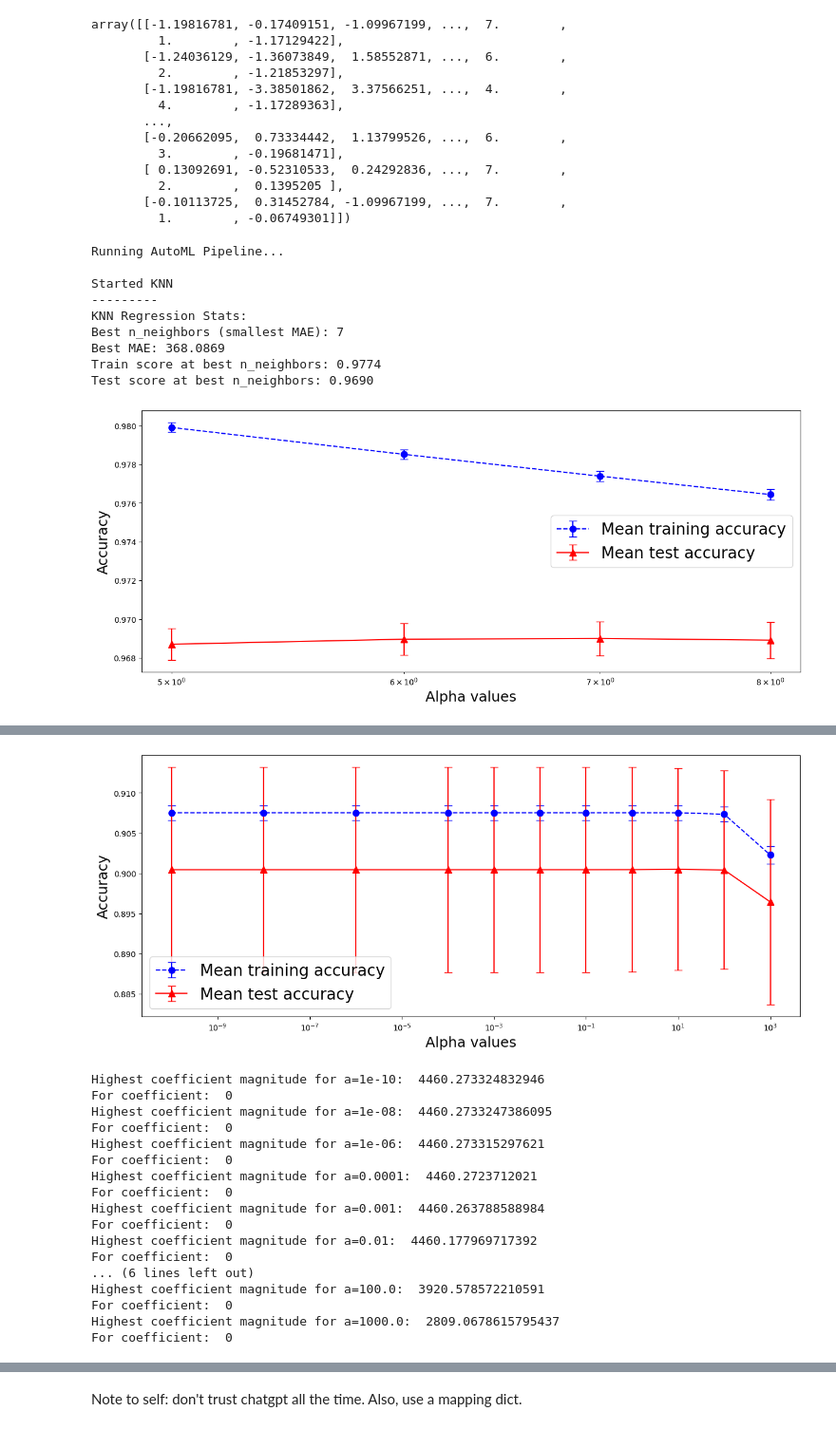
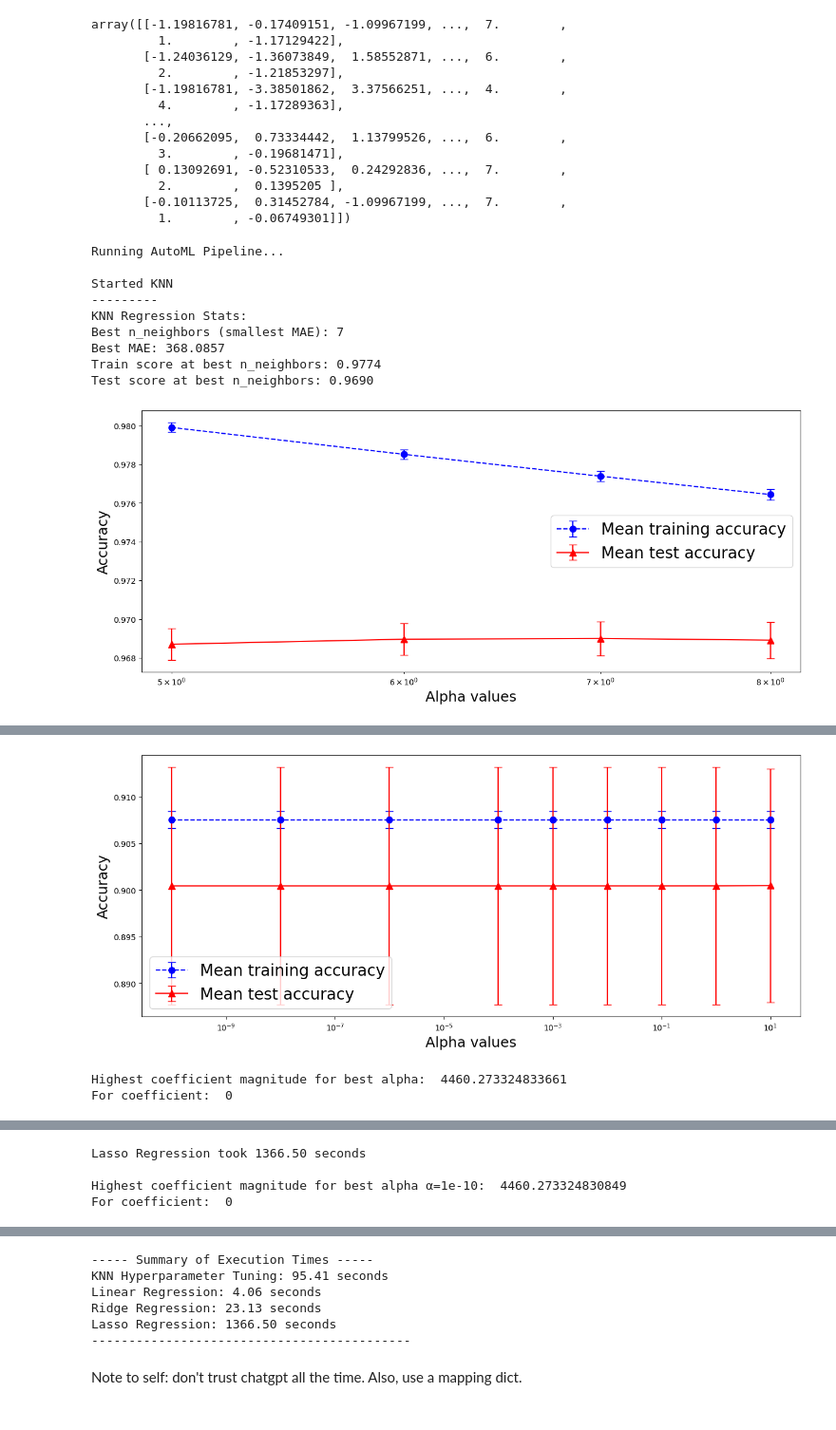
Before and after one commit to BSDSBA-Jared/Simple-AutoML, a Jupyter notebook: AutoML.ipynb, the cells around one changed output, grey strips where cells are left out. Shown at 95% size. Saved outputs shown, nothing was run; the diff lists cells and outputs as text; code cells hidden in the pictures.

```diff
--- a/AutoML.ipynb
+++ b/AutoML.ipynb
@@ -254,6 +254,10 @@ class MLmodelsRegressors:
         best_n_neighbors = mae_df.mean(axis=1).idxmin()
         best_mae = mae_df.mean(axis=1).min()
 
+        # Get the best knn model
+        X_train_full, _, y_train_full, _ = train_test_split(self.features, self.target, test_size=0.25, random_state=42)
+        best_knn = KNeighborsRegressor(n_neighbors=best_n_neighbors).fit(X_train_full, y_train_full)
+
         # Compute training and test scores for best n_neighbors
         best_train_score = train_df.loc[best_n_neighbors].mean()
         best_test_score = test_df.loc[best_n_neighbors].mean()
@@ -268,13 +272,14 @@ class MLmodelsRegressors:
         self.knntest_df = test_df
         self.knnmae_df = mae_df
         self.Train_test_interpreter_reg(train_df, test_df)
-        return train_df, test_df, mae_df
+        return best_knn, train_df, test_df, mae_df
 
     def linear_regressor(self, seedN, verbose=False):
         X, y = self.features, self.target
         training_accuracy = []
         test_accuracy = []
-
+        mse_train = []
+        mse_test = []
         for seedNs in range(1, seedN):
             X_train, X_test, y_train, y_test = train_test_split(X, y, test_size=0.25, random_state=seedNs)
 
@@ -282,12 +287,16 @@ class MLmodelsRegressors:
 
             training_accuracy.append(lr.score(X_train, y_train))
             test_accuracy.append(lr.score(X_test, y_test))
+            mse_train.append(mean_squared_error(y_train, lr.predict(X_train)))
+            mse_test.append(mean_squared_error(y_test, lr.predict(X_test)))
             if verbose:
                 print(f"Done training for {seedN}")
         print("---------")
         print("Linear regression stats: ")
-        print("TRAIN SET: Mean =", np.mean(training_accuracy), " Stdev =", np.std(training_accuracy))
-        print(" TEST SET: Mean =", np.mean(test_accuracy), " Stdev =", np.std(test_accuracy))
+        print("TRAIN SET: R^2 Mean =", np.mean(training_accuracy), " Stdev =", np.std(training_accuracy))
+        print(" TEST SET: R^2 Mean =", np.mean(test_accuracy), " Stdev =", np.std(test_accuracy))
+        print("TRAIN SET: MSE =", np.mean(mse_train), " Stdev =", np.std(mse_train))
+        print(" TEST SET: MSE =", np.mean(mse_test), " Stdev =", np.std(mse_test))
         self.lr = lr
 
         return lr
@@ -339,6 +348,7 @@ class MLmodelsRegressors:
 
         print("---------")
         print("Ridge regression stats: ")
+        print(" TRAIN SET: R^2 Mean =", train_r2_scores.mean(axis=1).mean(), " Stdev =", train_r2_scores.std(axis=1).mean())
         print(" TEST SET: R^2 Mean =", test_r2_scores.mean(axis=1).mean(), " Stdev =", test_r2_scores.std(axis=1).mean())
 
         print("\nBest Alpha:", best_ridge.alpha)
@@ -455,7 +465,7 @@ class MLmodelsRegressors:
         plt.xticks(rotation=90)
         plt.show()
 
-    def auto_test(self, seedN, n_neighbors_range, alphamax=10, num_alphas=20, set_alpha=[0], scaler=True):
+    def auto_test(self, seedN=10, n_neighbors_range=range(1, 50), alphamax=10, num_alphas=20, set_alpha=[0], scaler=True):
         """
         Automatically test multiple regression models with different hyperparameters and measure execution time.
 
@@ -475,7 +485,7 @@ class MLmodelsRegressors:
         # Measure time for KNN Hyperparameter Tuning
         start_time = time.time()
         print("Started KNN")
-        knn_train_df, knn_test_df, knn_mae_df = self.knn_hyperparam_tuning(n_neighbors_range, range(1, seedN))
+        best_knn, knn_train_df, knn_test_df, knn_mae_df = self.knn_hyperparam_tuning(n_neighbors_range, range(1, seedN))
         knn_time = time.time() - start_time
         print(f"KNN Hyperparameter Tuning took {knn_time:.2f} seconds\n")
 
@@ -508,7 +518,7 @@ class MLmodelsRegressors:
         print(f"Lasso Regression: {lasso_time:.2f} seconds")
         print("-------------------------------------------")
 
-        return knn_train_df, knn_test_df, knn_mae_df, linear_model, best_ridge, best_lasso
+        return knn_train_df, knn_test_df, knn_mae_df, best_knn, linear_model, best_ridge, best_lasso
 # %%
 import pandas as pd
 import numpy as np
@@ -1003,7 +1021,7 @@ array([[-1.19816781, -0.17409151, -1.09967199, ...,  7.        ,
        [-0.10113725,  0.31452784, -1.09967199, ...,  7.        ,
          1.        , -0.06749301]])
 # %%
-stuff = MLmodelsRegressors(features_df, target).auto_test(30, range(5, 9), alphamax=10, num_alphas=10, set_alpha=[1e-10, 1e-8,  1e-6, 1e-4, 1e-3, 1e-2, 1e-1, 1, 1e1, 1e2, 1e3], scaler=True)
+stuff = MLmodelsRegressors(features_df, target).auto_test(30, range(5, 9), alphamax=10, num_alphas=10, set_alpha=[1e-10, 1e-8,  1e-6, 1e-4, 1e-3, 1e-2, 1e-1, 1, 1e1], scaler=True)
 # %% [output]
 Running AutoML Pipeline...
 
@@ -1011,7 +1029,7 @@ Started KNN
 ---------
 KNN Regression Stats:
 Best n_neighbors (smallest MAE): 7
-Best MAE: 368.0869
+Best MAE: 368.0857
 Train score at best n_neighbors: 0.9774
 Test score at best n_neighbors: 0.9690
 [figure]
@@ -1031,20 +1049,5 @@ Ridge regression stats:
 
 Best Alpha: 1e-10
-[figure, old version]
+[figure, new version]
-Highest coefficient magnitude for a=1e-10:  4460.273324832946
+Highest coefficient magnitude for best alpha:  4460.273324833661
 For coefficient:  0
-Highest coefficient magnitude for a=1e-08:  4460.2733247386095
-For coefficient:  0
-Highest coefficient magnitude for a=1e-06:  4460.273315297621
-For coefficient:  0
-Highest coefficient magnitude for a=0.0001:  4460.2723712021
-For coefficient:  0
-Highest coefficient magnitude for a=0.001:  4460.263788588984
-For coefficient:  0
-Highest coefficient magnitude for a=0.01:  4460.177969717392
-For coefficient:  0
-... (6 lines left out)
-Highest coefficient magnitude for a=100.0:  3920.578572210591
-For coefficient:  0
-Highest coefficient magnitude for a=1000.0:  2809.0678615795437
-For coefficient:  0
@@ -1052,0 +1063,4 @@ Ridge Regression took 5.60 seconds
+Lasso Regression took 1366.50 seconds
+
+Highest coefficient magnitude for best alpha α=1e-10:  4460.273324830849
+For coefficient:  0
@@ -1053,3 +1068,9 @@ Ridge Regression took 5.60 seconds
+----- Summary of Execution Times -----
+KNN Hyperparameter Tuning: 95.41 seconds
+Linear Regression: 4.06 seconds
+Ridge Regression: 23.13 seconds
+Lasso Regression: 1366.50 seconds
+-------------------------------------------
 # %% [markdown]
 Note to self: don't trust chatgpt all the time. Also, use a mapping dict.
 # %%
```
Also changed, not shown: parts of 4 cells of this notebook.
